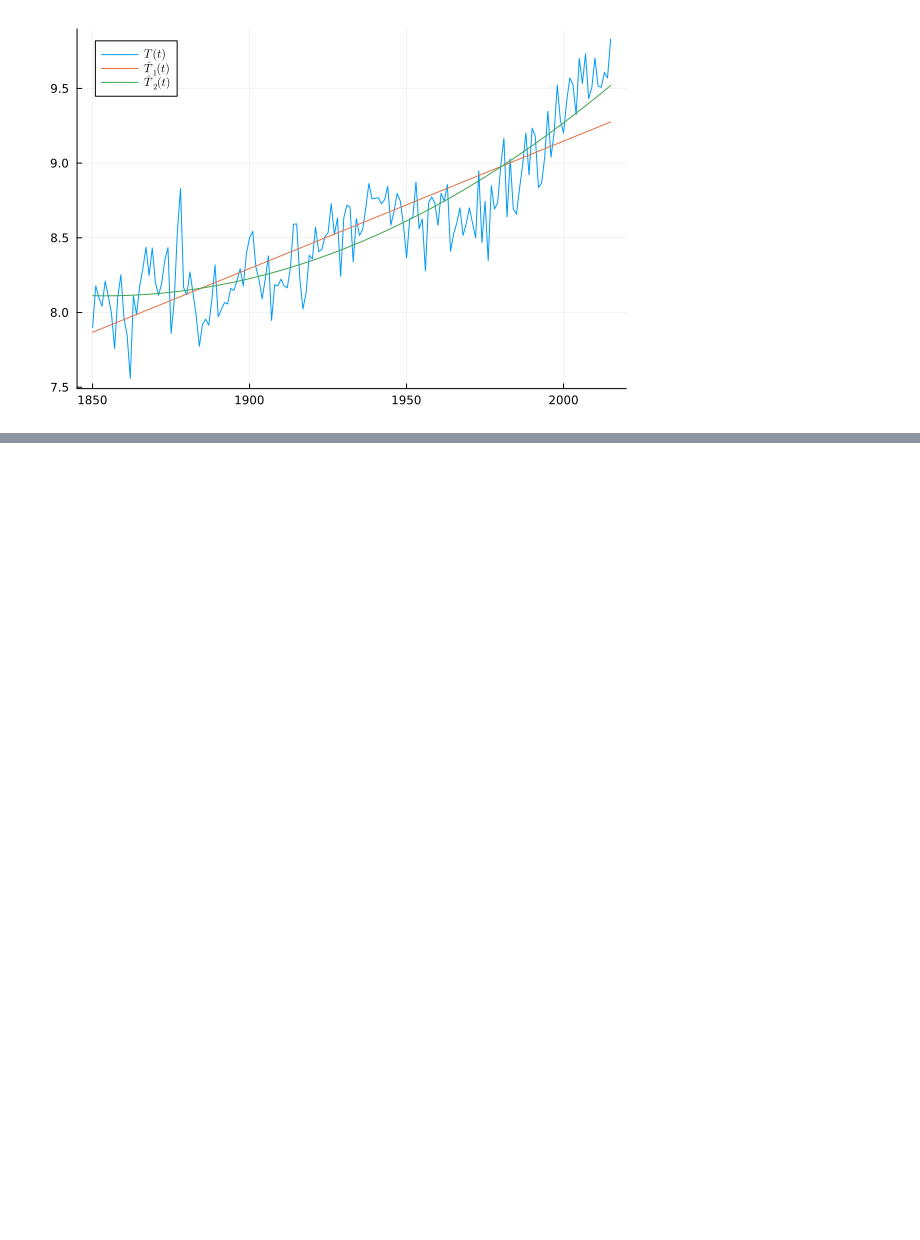
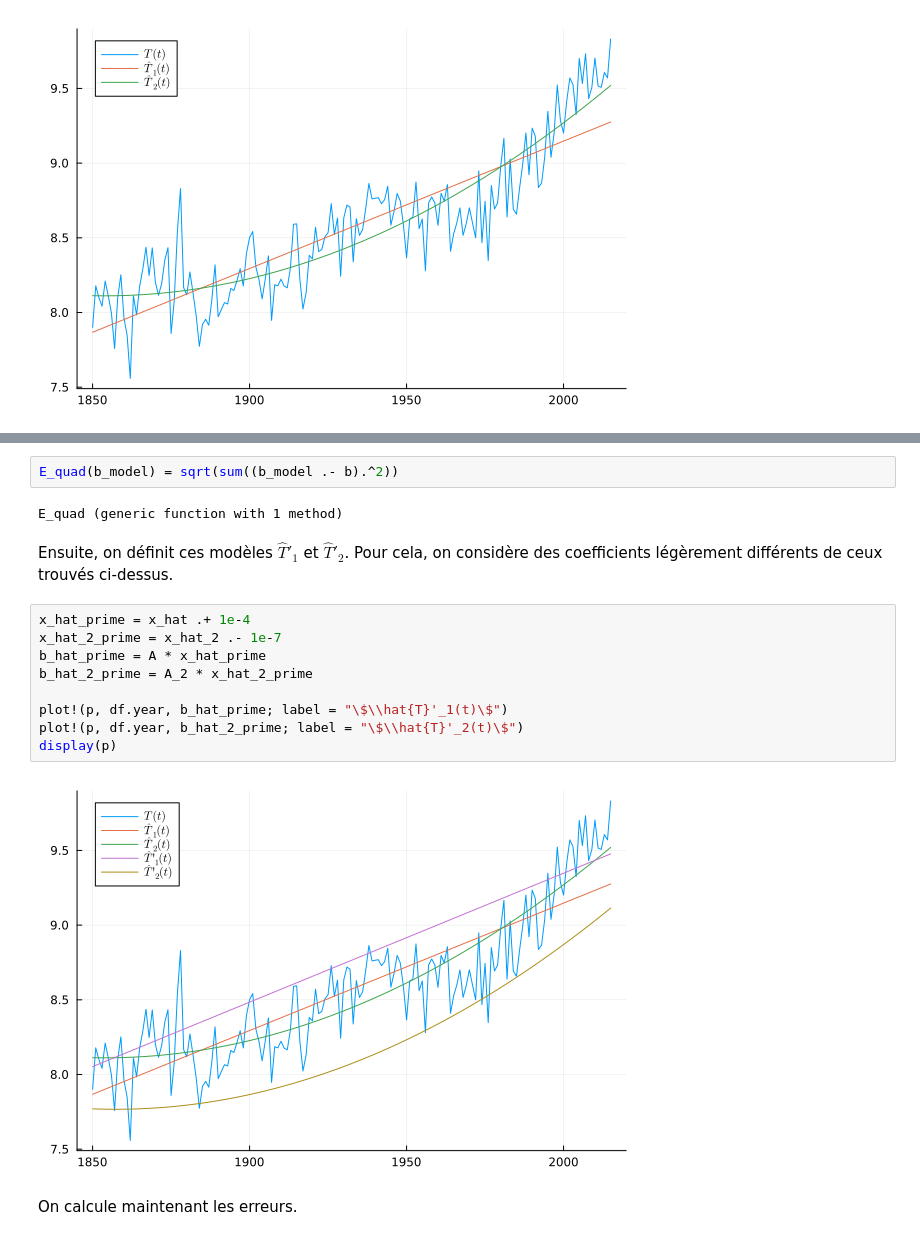
Before and after one commit to adrienbanse/LEPL1101_APP2, a Jupyter notebook: regression_julia.ipynb, the cells around one changed output, grey strips where cells are left out. Cells and saved outputs as stored; diff of their text form; blank space fills up the shorter version.

```diff
--- a/regression_julia.ipynb
+++ b/regression_julia.ipynb
@@ -248 +256,20 @@ et même chose pour $\hat{T}_2(t)$.
+# %%
+E_quad(b_model) = sqrt(sum((b_model .- b).^2))
+# %% [output]
+E_quad (generic function with 1 method)
+# %% [markdown]
+Ensuite, on définit ces modèles $\hat{T}'_1$ et $\hat{T}'_2$. Pour cela, on considère des coefficients légèrement différents de ceux trouvés ci-dessus.
+# %%
+x_hat_prime = x_hat .+ 1e-4
+x_hat_2_prime = x_hat_2 .- 1e-7
+b_hat_prime = A * x_hat_prime
+b_hat_2_prime = A_2 * x_hat_2_prime
+
+plot!(p, df.year, b_hat_prime; label = "\$\\hat{T}'_1(t)\$")
+plot!(p, df.year, b_hat_2_prime; label = "\$\\hat{T}'_2(t)\$")
+display(p)
+# %% [output]
+[figure, added]
+# %% [markdown]
+On calcule maintenant les erreurs.
 # %%
```
Also changed, not shown: parts of 4 cells of this notebook, 1 other file.
